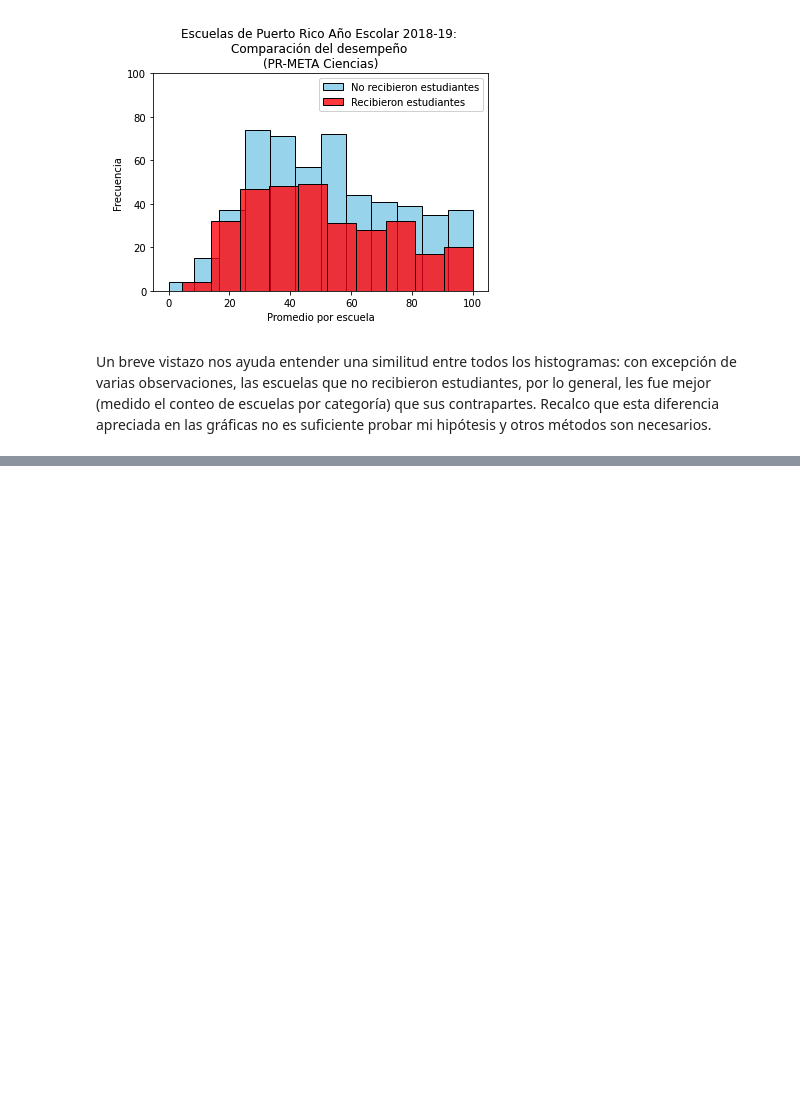
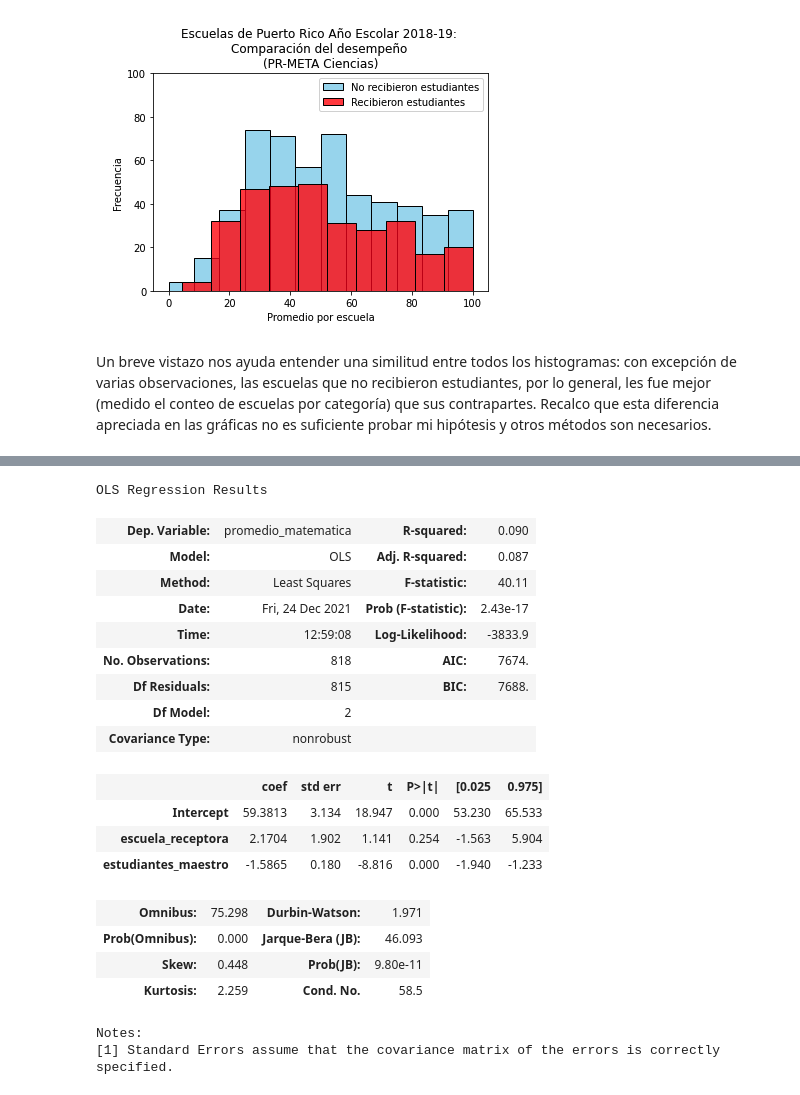
Before and after one commit to rivera-squared/Escuelas_PR, a Jupyter notebook: Escuelas de Puerto Rico.ipynb, the cells around one changed output, grey strips where cells are left out. Drawn from its saved outputs; the diff is of its cells as text; code cells hidden in the pictures; blank space fills up the shorter version.

```diff
--- a/Escuelas de Puerto Rico.ipynb
+++ b/Escuelas de Puerto Rico.ipynb
@@ -66,0 +158,25 @@ Un breve vistazo nos ayuda entender una similitud entre todos los histogramas: c
+# %%
+my_model_b = smf.ols('promedio_matematica ~ escuela_receptora + estudiantes_maestro', data=df)
+results = my_model_b.fit()
+results.summary()
+# %% [output]
+OLS Regression Results
+| Dep. Variable: | promedio_matematica | R-squared: | 0.090 |
+| Model: | OLS | Adj. R-squared: | 0.087 |
+| Method: | Least Squares | F-statistic: | 40.11 |
+| Date: | Fri, 24 Dec 2021 | Prob (F-statistic): | 2.43e-17 |
+| Time: | 12:59:08 | Log-Likelihood: | -3833.9 |
+| No. Observations: | 818 | AIC: | 7674. |
+| Df Residuals: | 815 | BIC: | 7688. |
+| Df Model: | 2 |  |  |
+| Covariance Type: | nonrobust |  |  |
+|  | coef | std err | t | P>|t| | [0.025 | 0.975] |
+| Intercept | 59.3813 | 3.134 | 18.947 | 0.000 | 53.230 | 65.533 |
+| escuela_receptora | 2.1704 | 1.902 | 1.141 | 0.254 | -1.563 | 5.904 |
+| estudiantes_maestro | -1.5865 | 0.180 | -8.816 | 0.000 | -1.940 | -1.233 |
+| Omnibus: | 75.298 | Durbin-Watson: | 1.971 |
+| Prob(Omnibus): | 0.000 | Jarque-Bera (JB): | 46.093 |
+| Skew: | 0.448 | Prob(JB): | 9.80e-11 |
+| Kurtosis: | 2.259 | Cond. No. | 58.5 |
+Notes:
+[1] Standard Errors assume that the covariance matrix of the errors is correctly specified.
```
Also changed, not shown: parts of 18 cells of this notebook.
